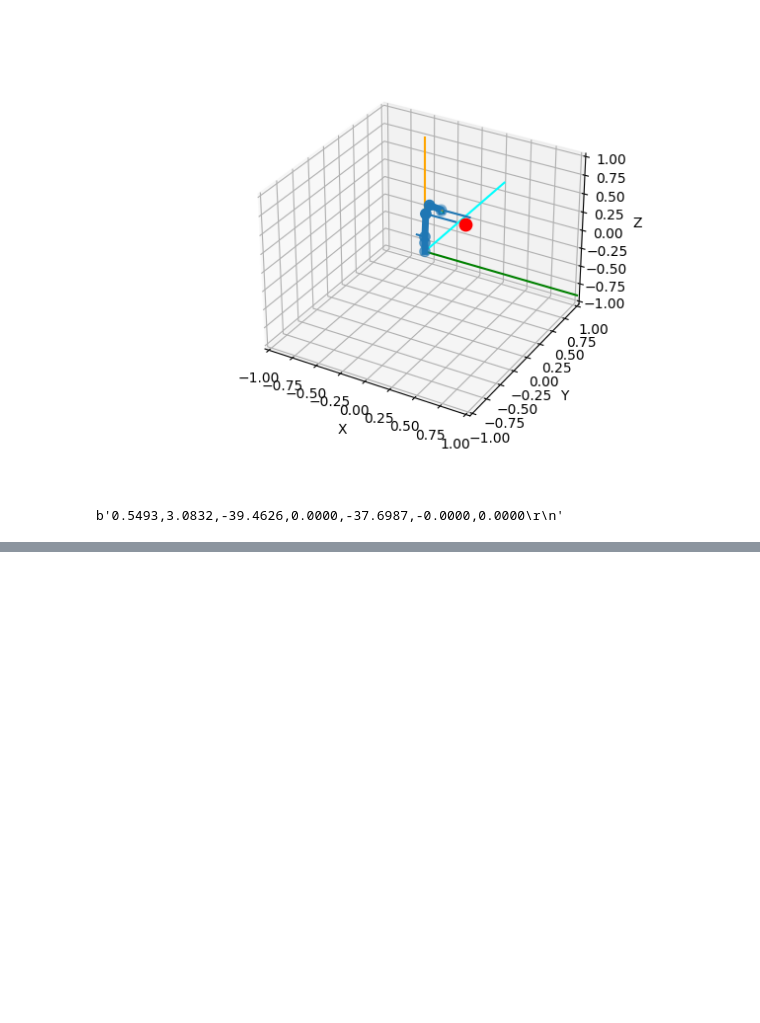
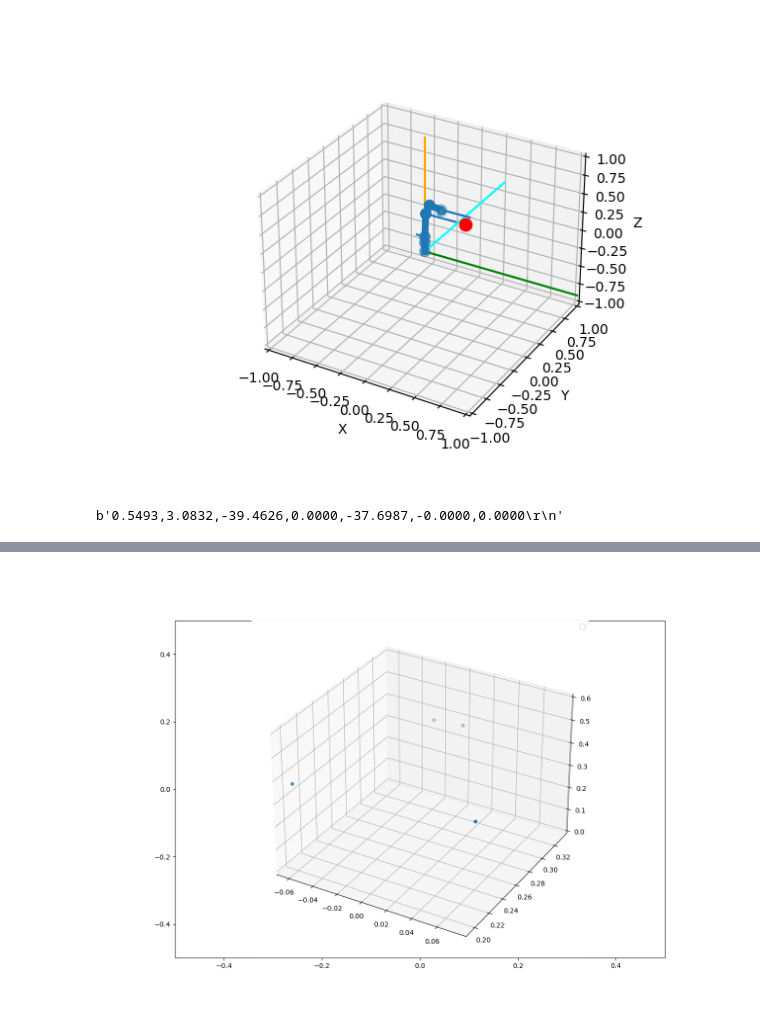
Before and after one commit to mavencheong/robot_arm_ws, a Jupyter notebook: src/robot_arm_moveit/config/Untitled1.ipynb, the cells around one changed output, grey strips where cells are left out. Saved outputs shown, nothing was run; the diff lists cells and outputs as text; code cells hidden in the pictures; blank space fills up the shorter version.

```diff
--- a/src/robot_arm_moveit/config/Untitled1.ipynb
+++ b/src/robot_arm_moveit/config/Untitled1.ipynb
@@ -442,0 +683,94 @@ b'0.5493,3.0832,-39.4626,0.0000,-37.6987,-0.0000,0.0000\r\n'
+# %%
+###### # move(0.0,       0.3,   0.4,0,180,0)
+setSpeed(20.0)
+# target_position = [0.0, 0.33, 0.38]
+# target_orientation = [0,0,-1]
+# move3("Y", 0.0, 20.0)
+start = 0
+stop = 2*np.pi
+step = 2
+accelDuration = 15
+decelDuration = 15
+range = np.arange(start, stop, step)
+maxSpeed = 1000
+accelSpeed = 200
+decelSpeed = 50
+
+minSpeed = 100
+count = math.ceil((stop-start)/step)
+accel = (count * accelDuration / 100)
+decel = (count * decelDuration / 100)
+accelRatio = (maxSpeed - accelSpeed) / accel
+decelRatio = (maxSpeed - decelSpeed) / decel
+decelCounter = count - decel
+index = 1
+
+print("test")
+print(accel)
+# print(ratio)
+print(decelCounter)
+
+r = 0.08
+x,y,z = (0.0, 0.25, 0.38)
+
+# for alpha in np.arange(0, 1*np.pi, .08):
+#     x = r * np.cos(alpha) + x
+#     y = r * np.sin(alpha) + y
+
+#     move(x,       y,   0.4,0,180,0)
+
+t = 0
+stepSize = 2
+positions = []
+waypoints = []
+
+print((2*np.pi) - 0/0.1)
+currSpeed = accelSpeed
+for alpha in range:
+    y0 = r * math.cos(alpha) + y
+    x0 = r * math.sin(alpha) + x
+
+    positions.append([x0, y0, z])
+
+
+
+    target_position = [x0, y0, z]
+    target_orientation = [0,0,-1]
+
+    print(target_position)
+    # setSpeed(currSpeed)
+    move3("Y", 20.0, 20.0)
+    # move(x0, y0, z, 0,0,0);
+    if index < accel:
+        currSpeed += accelRatio
+
+        if (currSpeed > maxSpeed):
+            currSpeed = maxSpeed
+    elif index > accel and index > decelCounter :
+        currSpeed -= decelRatio
+
+        if (currSpeed < decelSpeed):
+            currSpeed = decelSpeed
+    else:
+        currSpeed = maxSpeed
+    index = index + 1
+
+    # setSpeed(minSpeed)
+target_position = [positions[0][0], positions[0][1], positions[0][2]]
+target_orientation = [0,0,-1]
+move3("Y", 20.0, 0.0)
+print(positions)
+positions = np.array(positions)
+X,Y,Z = positions[:,0],positions[:,1],positions[:,2]
+fig = plt.figure()
+fig.set_figheight(9)
+fig.set_figwidth(13)
+plt.xlim(-0.5, 0.5)
+plt.ylim(-0.5, 0.5)
+ax = fig.add_subplot(111, projection="3d")
+ax.set_zlim(0.0, 0.6)
+ax.scatter(X,Y,Z)
+plt.ion()
+
+ax.legend()
+# %% [output]
@@ -442,0 +799 @@ b'0.5493,3.0832,-39.4626,0.0000,-37.6987,-0.0000,0.0000\r\n'
+[figure, added]
```
Also changed, not shown: parts of 17 cells of this notebook, 29 other files.
